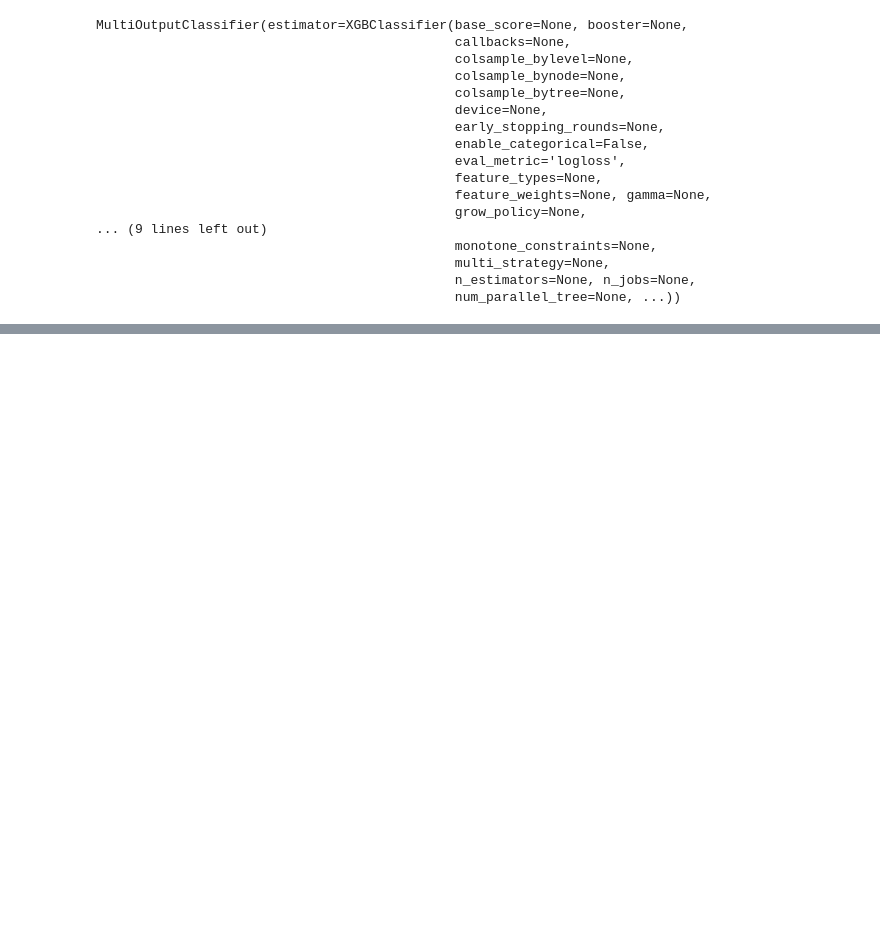
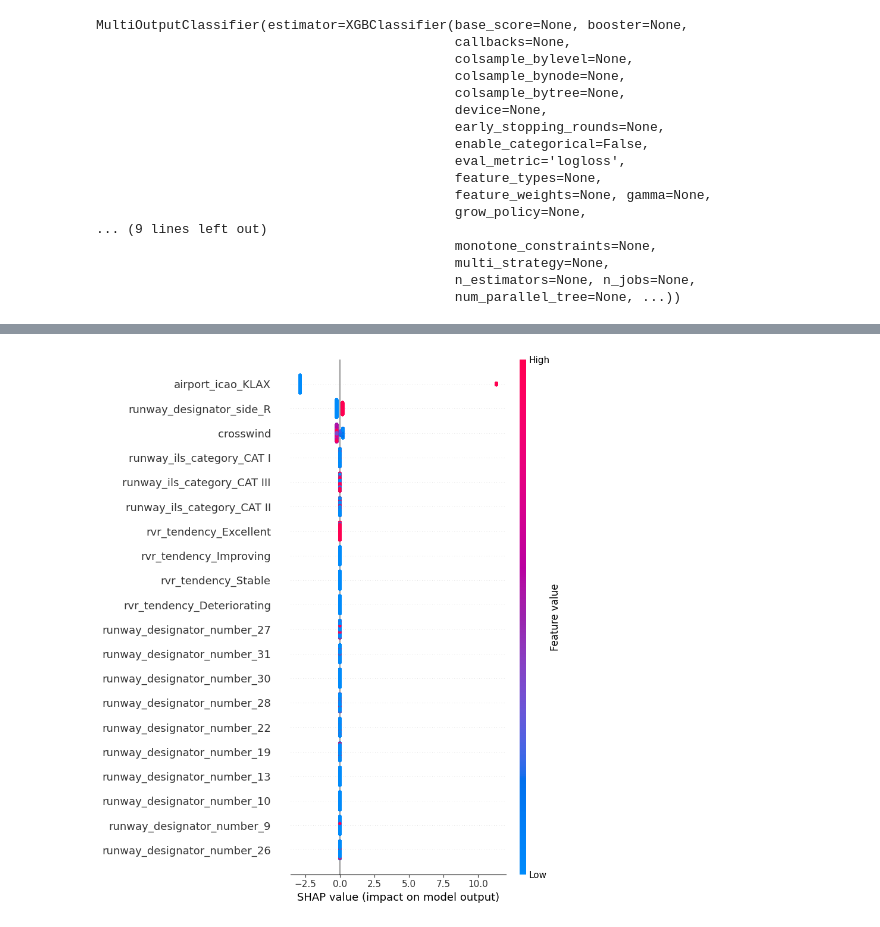
Before and after one commit to trdkhardani/aircraft-approach-type-prediction, a Jupyter notebook: build-train/xgboost/xgboost-moc.ipynb, the cells around one changed output, grey strips where cells are left out. Cells and saved outputs as stored; diff of their text form; code cells hidden in the pictures; blank space fills up the shorter version.

```diff
--- a/build-train/xgboost/xgboost-moc.ipynb
+++ b/build-train/xgboost/xgboost-moc.ipynb
@@ -61,0 +77,7 @@ MultiOutputClassifier(estimator=XGBClassifier(base_score=None, booster=None,
+# %%
+# RNP SHAP
+explainer_RNP = shap.TreeExplainer(model.estimators_[2])
+shap_RNP = explainer_RNP.shap_values(X_test)
+shap.summary_plot(shap_RNP, X_test)
+# %% [output]
+[figure, added]
```
Also changed, not shown: parts of 6 cells of this notebook, 1 other file.
